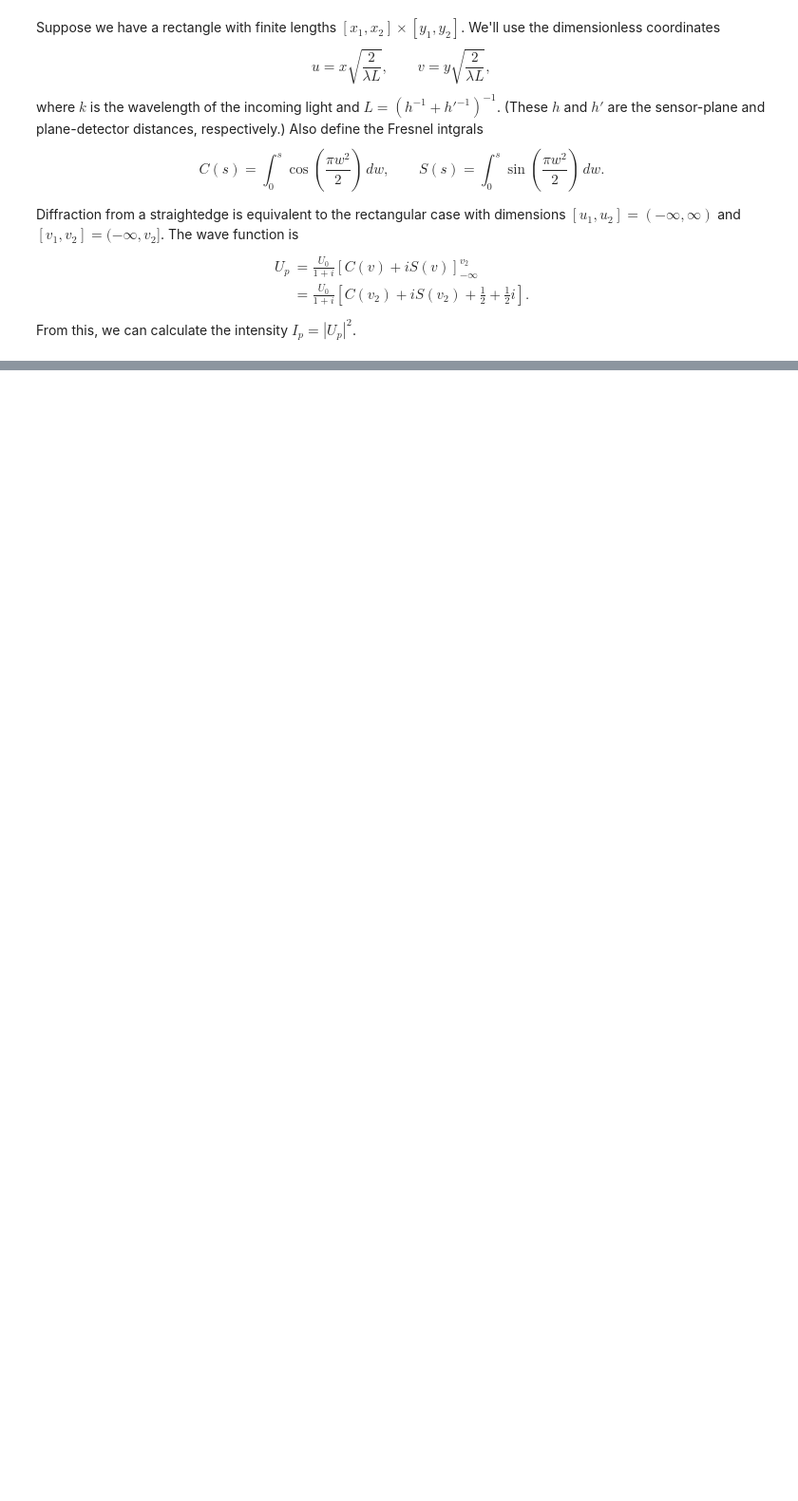
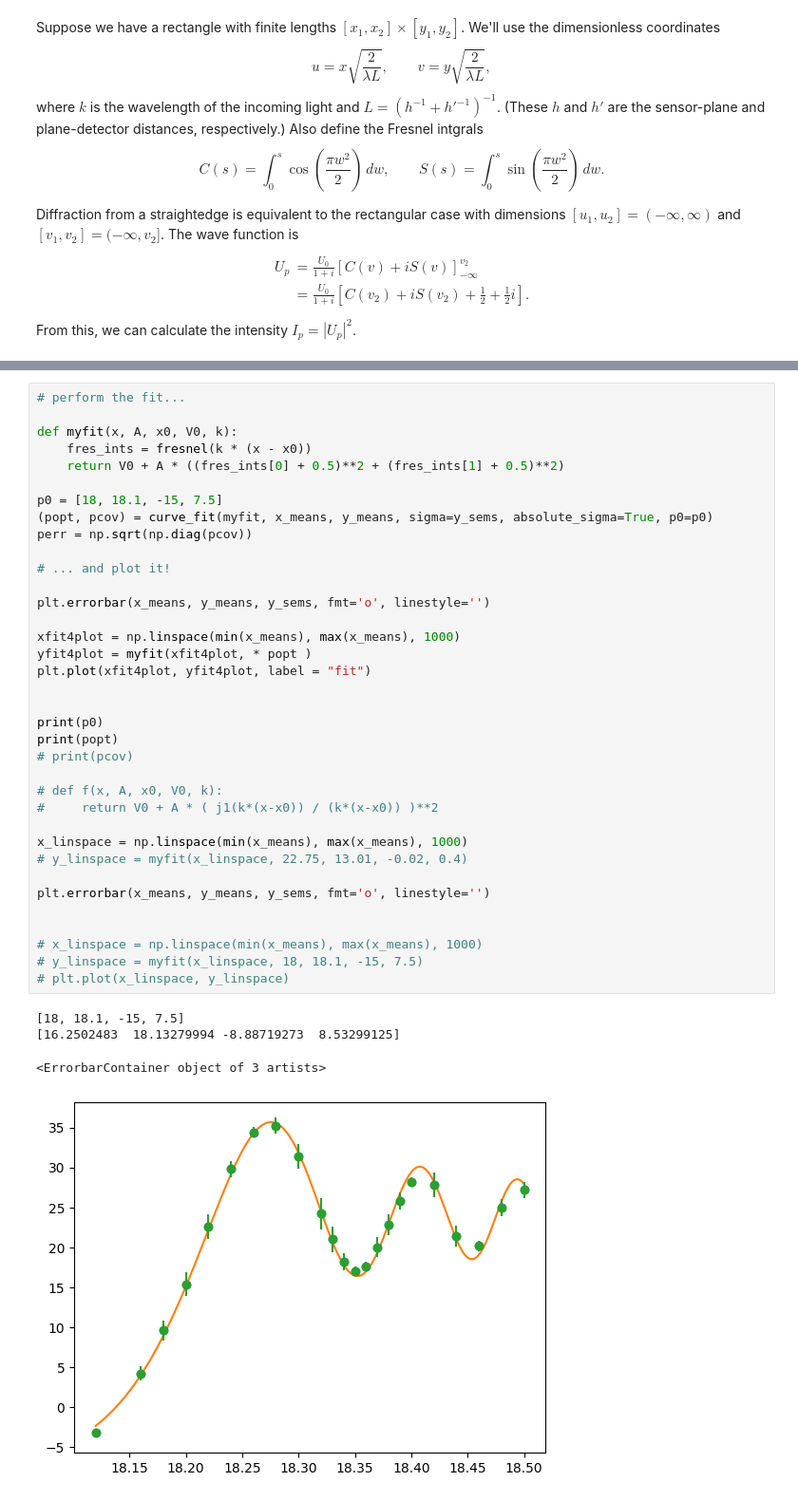
Before and after one commit to cneelyhmc/phys134-exp1, a Jupyter notebook: exp1_fresnel.ipynb, the cells around one changed output, grey strips where cells are left out. Shown at 95% size. Cells and saved outputs as stored; diff of their text form; blank space fills up the shorter version.

```diff
--- a/exp1_fresnel.ipynb
+++ b/exp1_fresnel.ipynb
@@ -59,0 +89,41 @@ ValueError: could not convert string to float: '-'
+# %%
+# perform the fit...
+
+def myfit(x, A, x0, V0, k):
+    fres_ints = fresnel(k * (x - x0))
+    return V0 + A * ((fres_ints[0] + 0.5)**2 + (fres_ints[1] + 0.5)**2)
+
+p0 = [18, 18.1, -15, 7.5]
+(popt, pcov) = curve_fit(myfit, x_means, y_means, sigma=y_sems, absolute_sigma=True, p0=p0)
+perr = np.sqrt(np.diag(pcov))
+
+# ... and plot it!
+
+plt.errorbar(x_means, y_means, y_sems, fmt='o', linestyle='')
+
+xfit4plot = np.linspace(min(x_means), max(x_means), 1000)
+yfit4plot = myfit(xfit4plot, * popt )
+plt.plot(xfit4plot, yfit4plot, label = "fit")
+
+
+print(p0)
+print(popt)
+# print(pcov)
+
+# def f(x, A, x0, V0, k):
+#     return V0 + A * ( j1(k*(x-x0)) / (k*(x-x0)) )**2
+
+x_linspace = np.linspace(min(x_means), max(x_means), 1000)
+# y_linspace = myfit(x_linspace, 22.75, 13.01, -0.02, 0.4)
+
+plt.errorbar(x_means, y_means, y_sems, fmt='o', linestyle='')
+
+
+# x_linspace = np.linspace(min(x_means), max(x_means), 1000)
+# y_linspace = myfit(x_linspace, 18, 18.1, -15, 7.5)
+# plt.plot(x_linspace, y_linspace)
+# %% [output]
+[18, 18.1, -15, 7.5]
+[16.2502483  18.13279994 -8.88719273  8.53299125]
+<ErrorbarContainer object of 3 artists>
+[figure, added]
```
Also changed, not shown: parts of 5 cells of this notebook, 1 other file.
